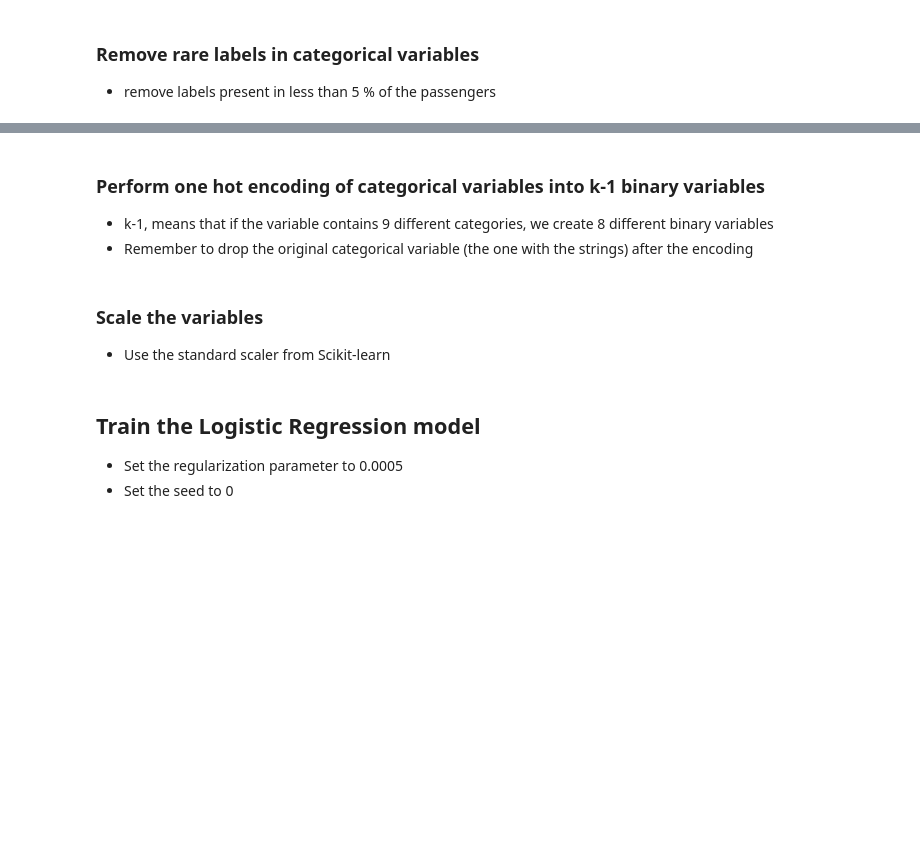
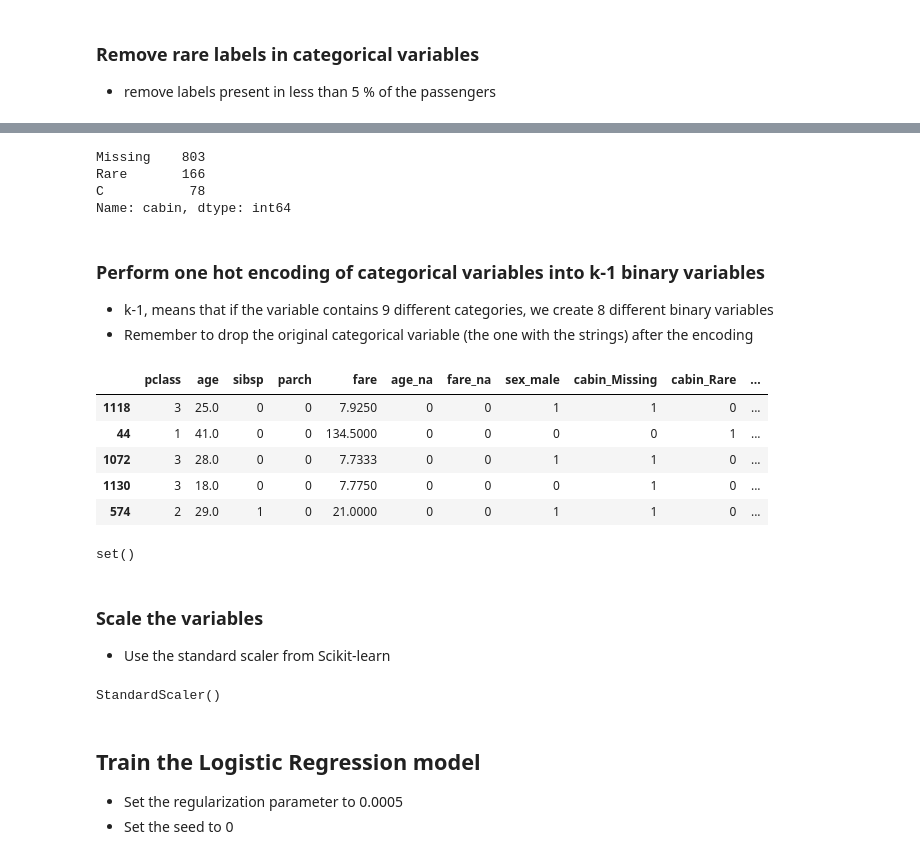
Before and after one commit to trainindata/deploying-machine-learning-models, a Jupyter notebook: section-04-research-and-development/titanic-assignment/01-predicting-survival-titanic-assignement.ipynb, the cells around one changed output, grey strips where cells are left out. Cells and saved outputs as stored; diff of their text form; code cells hidden in the pictures; blank space fills up the shorter version.

```diff
--- a/section-04-research-and-development/titanic-assignment/01-predicting-survival-titanic-assignement.ipynb
+++ b/section-04-research-and-development/titanic-assignment/01-predicting-survival-titanic-assignement.ipynb
@@ -154,2 +226,6 @@ X_train.shape, X_test.shape
 # %% [markdown]
 ### Replace Missing data in categorical variables with the string **Missing**
+# %%
+for var in vars_cat_with_missing:
+    X_train[var].fillna('Missing', inplace=True)
+    X_test[var].fillna('Missing', inplace=True)
@@ -160,9 +261,51 @@ X_train.shape, X_test.shape
+# %%
+for var in vars_cat:
+    counts =  X_train[var].value_counts()
+    rare_labels_train = counts.index[counts/X_train.shape[0] < 0.05].values
+    X_train[var] = X_train[var].map(lambda x : 'Rare' if x in rare_labels_train else x)
+    X_test[var]  = X_test[var].map(lambda x : 'Rare' if x in rare_labels_train else x)
+# %%
+X_train[vars_cat].cabin.value_counts()
+# %% [output]
+Missing    803
+Rare       166
+C           78
+Name: cabin, dtype: int64
 # %% [markdown]
 ### Perform one hot encoding of categorical variables into k-1 binary variables
 
 - k-1, means that if the variable contains 9 different categories, we create 8 different binary variables
 - Remember to drop the original categorical variable (the one with the strings) after the encoding
+# %%
+dummies = pd.get_dummies(
+    pd.concat([X_train,X_test])[vars_cat],
+    drop_first = True
+)
+
+X_train = pd.concat([X_train,dummies.loc[X_train.index]], axis=1)
+X_test  = pd.concat([X_test,dummies.loc[X_test.index]], axis=1)
+# %%
+X_train.drop(vars_cat,axis=1,inplace=True)
+X_test.drop(vars_cat,axis=1,inplace=True)
+# %%
+X_train.head()
+# %% [output]
+|  | pclass | age | sibsp | parch | fare | age_na | fare_na | sex_male | cabin_Missing | cabin_Rare | ... |
+| 1118 | 3 | 25.0 | 0 | 0 | 7.9250 | 0 | 0 | 1 | 1 | 0 | ... |
+| 44 | 1 | 41.0 | 0 | 0 | 134.5000 | 0 | 0 | 0 | 0 | 1 | ... |
+| 1072 | 3 | 28.0 | 0 | 0 | 7.7333 | 0 | 0 | 1 | 1 | 0 | ... |
+| 1130 | 3 | 18.0 | 0 | 0 | 7.7750 | 0 | 0 | 0 | 1 | 0 | ... |
+| 574 | 2 | 29.0 | 1 | 0 | 21.0000 | 0 | 0 | 1 | 1 | 0 | ... |
+# %%
+set(X_train.columns)-set(X_test.columns)
+# %% [output]
+set()
 # %% [markdown]
 ### Scale the variables
 
 - Use the standard scaler from Scikit-learn
+# %%
+scaler = StandardScaler()
+scaler.fit(X_train)
+# %% [output]
+StandardScaler()
```
Also changed, not shown: parts of 21 cells of this notebook, 3 other files.
